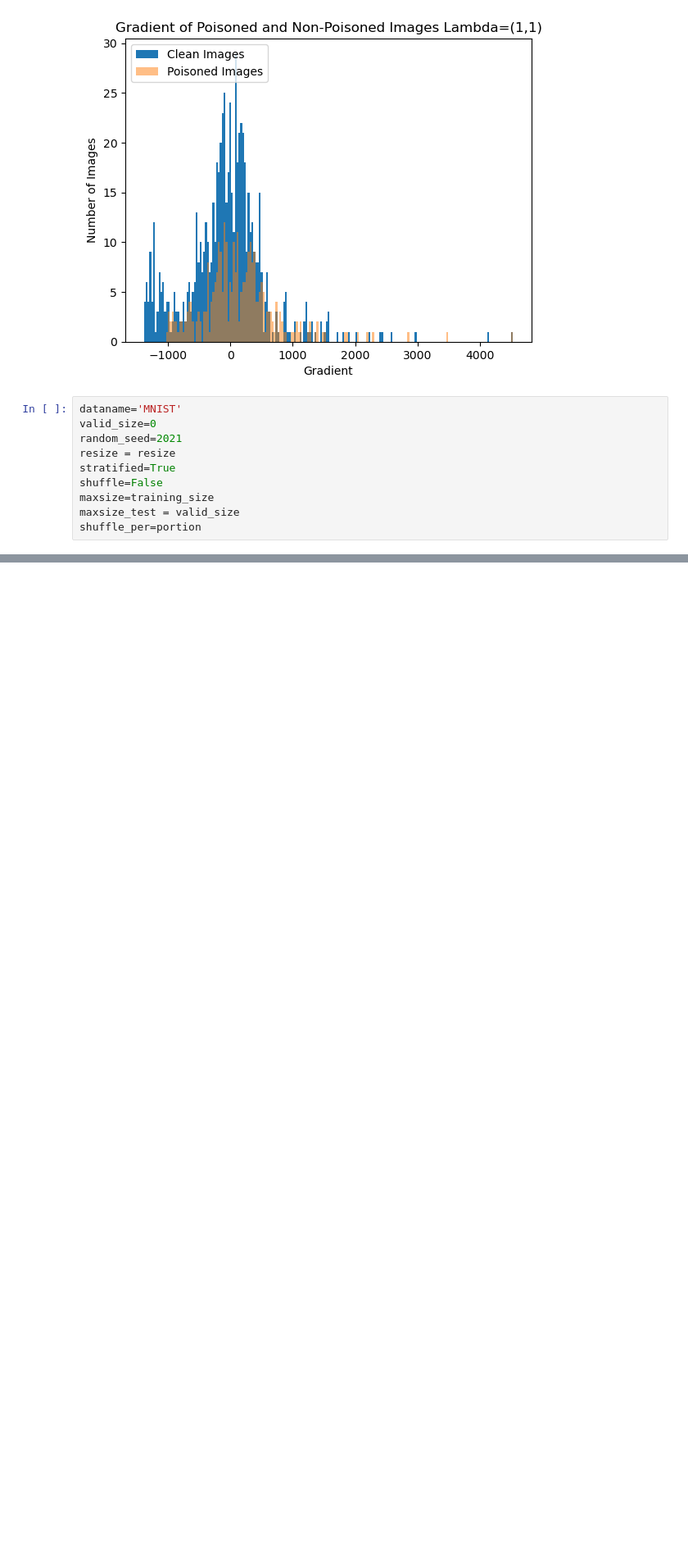
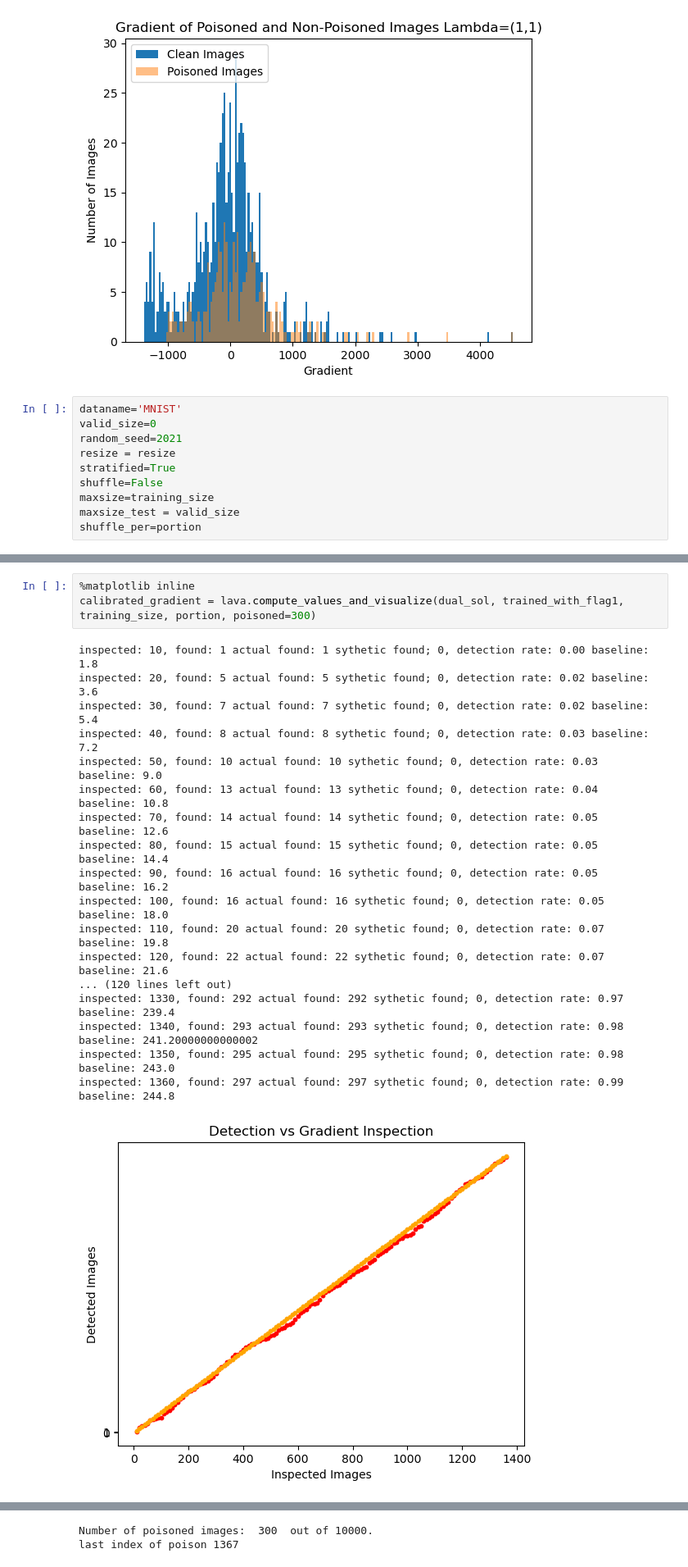
Before and after one commit to reds-lab/LAVA, a Jupyter notebook: mnist_2_class.ipynb, the cells around one changed output, grey strips where cells are left out. Shown at 82% size. Drawn from its saved outputs; the diff is of its cells as text; blank space fills up the shorter version.

```diff
--- a/mnist_2_class.ipynb
+++ b/mnist_2_class.ipynb
@@ -1195,0 +2142,22 @@ def load_torchvision_data_shuffle(dataname, valid_size=0.1, splits=None, shuffle
+# %%
+%matplotlib inline
+calibrated_gradient = lava.compute_values_and_visualize(dual_sol, trained_with_flag1, training_size, portion, poisoned=300)
+# %% [output]
+inspected: 10, found: 1 actual found: 1 sythetic found; 0, detection rate: 0.00 baseline: 1.8
+inspected: 20, found: 5 actual found: 5 sythetic found; 0, detection rate: 0.02 baseline: 3.6
+inspected: 30, found: 7 actual found: 7 sythetic found; 0, detection rate: 0.02 baseline: 5.4
+inspected: 40, found: 8 actual found: 8 sythetic found; 0, detection rate: 0.03 baseline: 7.2
+inspected: 50, found: 10 actual found: 10 sythetic found; 0, detection rate: 0.03 baseline: 9.0
+inspected: 60, found: 13 actual found: 13 sythetic found; 0, detection rate: 0.04 baseline: 10.8
+inspected: 70, found: 14 actual found: 14 sythetic found; 0, detection rate: 0.05 baseline: 12.6
+inspected: 80, found: 15 actual found: 15 sythetic found; 0, detection rate: 0.05 baseline: 14.4
+inspected: 90, found: 16 actual found: 16 sythetic found; 0, detection rate: 0.05 baseline: 16.2
+inspected: 100, found: 16 actual found: 16 sythetic found; 0, detection rate: 0.05 baseline: 18.0
+inspected: 110, found: 20 actual found: 20 sythetic found; 0, detection rate: 0.07 baseline: 19.8
+inspected: 120, found: 22 actual found: 22 sythetic found; 0, detection rate: 0.07 baseline: 21.6
+... (120 lines left out)
+inspected: 1330, found: 292 actual found: 292 sythetic found; 0, detection rate: 0.97 baseline: 239.4
+inspected: 1340, found: 293 actual found: 293 sythetic found; 0, detection rate: 0.98 baseline: 241.20000000000002
+inspected: 1350, found: 295 actual found: 295 sythetic found; 0, detection rate: 0.98 baseline: 243.0
+inspected: 1360, found: 297 actual found: 297 sythetic found; 0, detection rate: 0.99 baseline: 244.8
+[figure, added]
@@ -1195,0 +2165,2 @@ def load_torchvision_data_shuffle(dataname, valid_size=0.1, splits=None, shuffle
+Number of poisoned images:  300  out of 10000.
+last index of poison 1367
```
Also changed, not shown: parts of 83 cells of this notebook, 2 other files.
